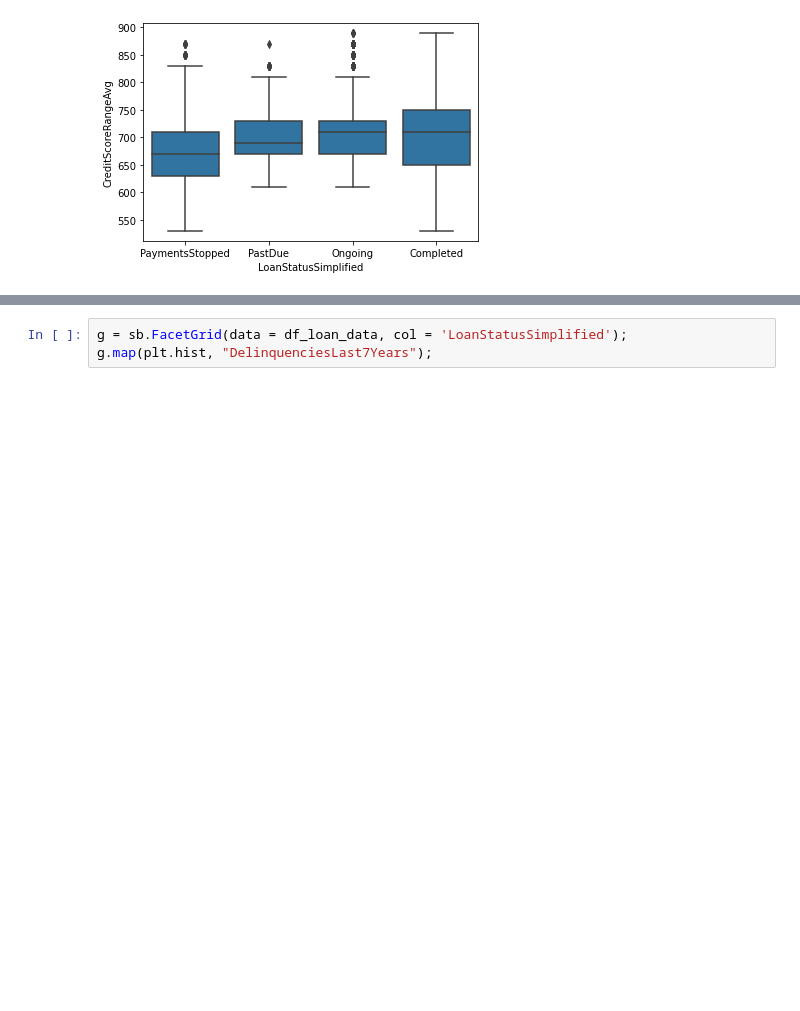
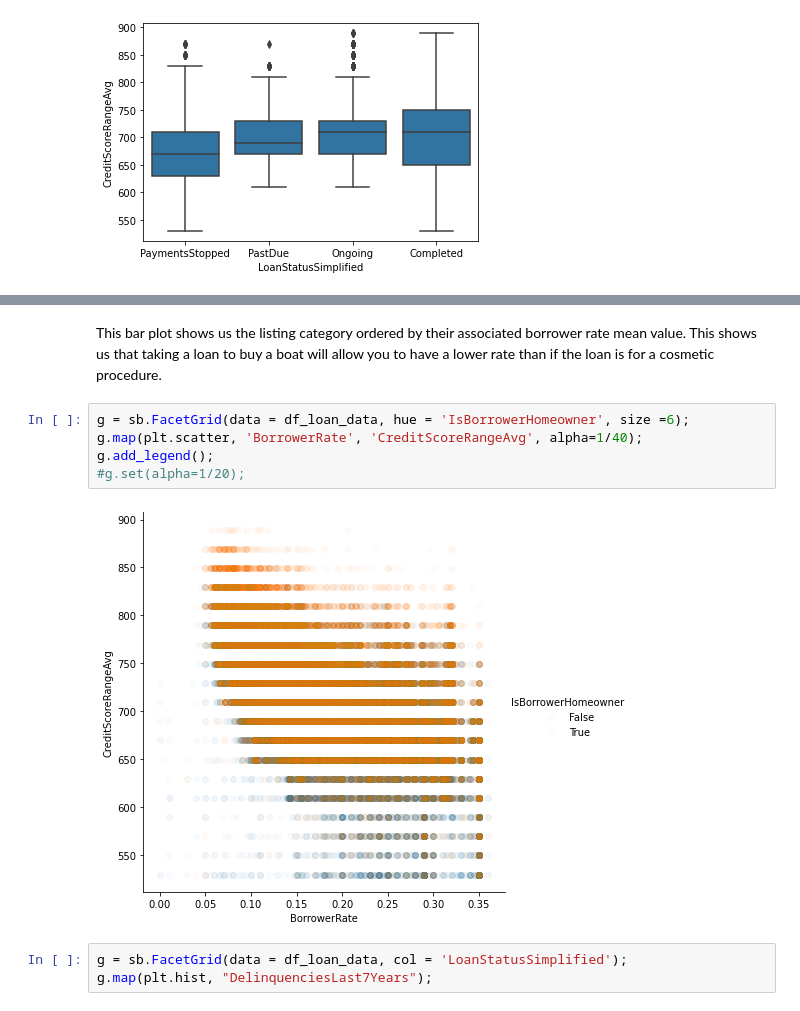
Before and after one commit to Simonmaignan/udacity-data-analysis, a Jupyter notebook: project-communicate-data-findings/data_exploration.ipynb, the cells around one changed output, grey strips where cells are left out. Saved outputs shown, nothing was run; the diff lists cells and outputs as text; blank space fills up the shorter version.

```diff
--- a/project-communicate-data-findings/data_exploration.ipynb
+++ b/project-communicate-data-findings/data_exploration.ipynb
@@ -756,3 +793,12 @@ In this section, I will try to find the main variables that can have an impact o
+# %% [markdown]
+This bar plot shows us the listing category ordered by their associated borrower rate mean value. This shows us that taking a loan to buy a boat will allow you to have a lower rate than if the loan is for a cosmetic procedure.
+# %%
+g = sb.FacetGrid(data = df_loan_data, hue = 'IsBorrowerHomeowner', size =6);
+g.map(plt.scatter, 'BorrowerRate', 'CreditScoreRangeAvg', alpha=1/40);
+g.add_legend();
+#g.set(alpha=1/20);
+# %% [output]
+[figure, added]
 # %%
 g = sb.FacetGrid(data = df_loan_data, col = 'LoanStatusSimplified');
 g.map(plt.hist, "DelinquenciesLast7Years");
```
Also changed, not shown: parts of 7 cells of this notebook.
